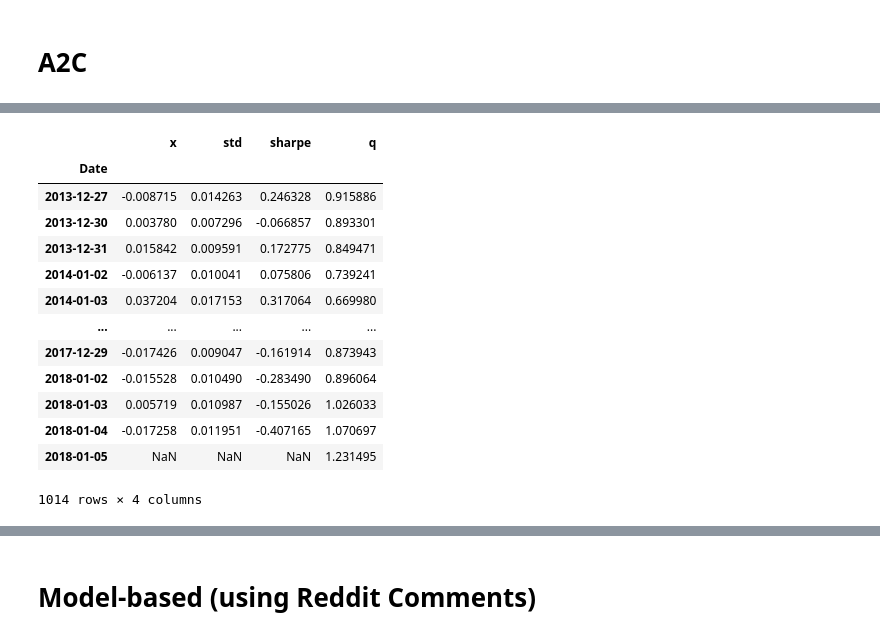
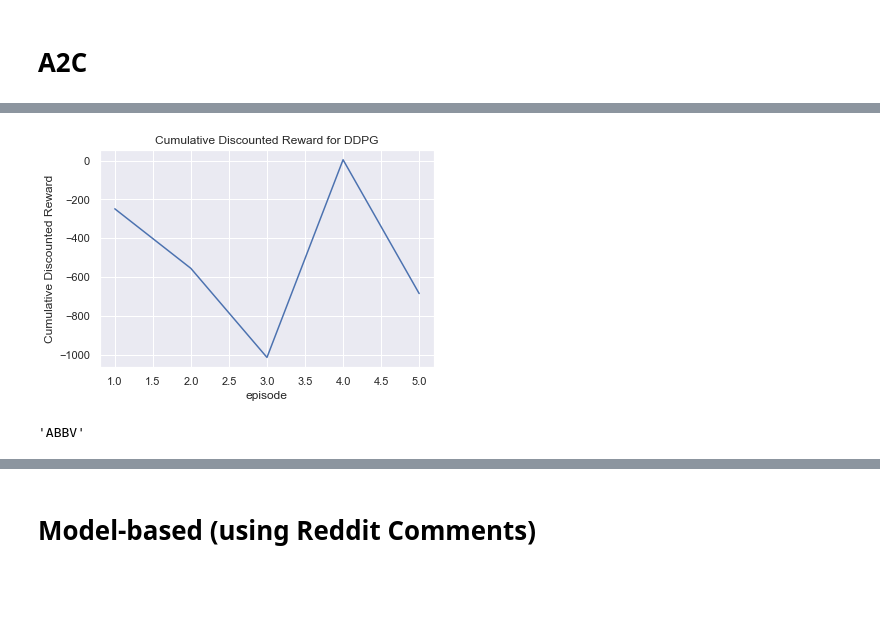
Before and after one commit to AaruranLog/rl-trading, a Jupyter notebook: agents.ipynb, the cells around one changed output, grey strips where cells are left out. Saved outputs shown, nothing was run; the diff lists cells and outputs as text; code cells hidden in the pictures; blank space fills up the shorter version.

```diff
--- a/agents.ipynb
+++ b/agents.ipynb
@@ -491,2 +478,0 @@ a2c_agent
-# %%
-tickers = a2c_agent.filtered_tickers
@@ -509,0 +486,36 @@ e.data[e.df_index:]
+# %%
+class DeterministicPolicyNetwork(nn.Module):
+    def __init__(self):
+        nn.Module.__init__(self)
+        self.l1 = nn.Linear(STATE_DIM, HIDDEN_LAYER)
+        self.l2 = nn.Linear(HIDDEN_LAYER, HIDDEN_LAYER)
+        self.l3 = nn.Linear(HIDDEN_LAYER, 1)
+
+    def forward(self, x):
+        """
+            returns the position (in [-1, 1])
+        """
+        assert not torch.isnan(x).any(), f"NaN in input {x}"
+        x = F.relu(self.l1(x))
+        x = F.relu(self.l2(x))
+        x = self.l3(x)
+        return torch.clamp(x, -1, 1)
+# %%
+class DeterministicQNetwork(nn.Module):
+    def __init__(self):
+        super().__init__()
+        self.l1_s = nn.Linear(STATE_DIM, HIDDEN_LAYER)
+        self.l1_p = nn.Linear(1, HIDDEN_LAYER)
+        self.l2 = nn.Linear(2 * HIDDEN_LAYER, 2 * HIDDEN_LAYER)
+        self.l3 = nn.Linear(2 * HIDDEN_LAYER, 1)
+
+    def forward(self, s, p):
+        """
+            maps (state, position) to a q-value
+        """
+        h1 = F.relu(self.l1_s(s))
+        h2 = F.relu(self.l1_p(p))
+        cat = torch.cat([h1, h2], dim=1)
+        q = F.relu(self.l2(cat))
+        q = self.l3(q)
+        return q
@@ -510,18 +587,13 @@ e.data[e.df_index:]
+# %%
+ddpg_agent = DDPG()
+ddpg_agent.train(num_tickers=len(ddpg_agent.filtered_tickers),
+                 num_episodes=len(ddpg_agent.filtered_tickers))
+# %%
+ddpg_agent.plot_cumulative_discounted_rewards()
+# %% [output]
+[figure, added]
 # %%
-e = TradingEnv('ABBV')
-e.data[e.df_initial_index-5:]
+e = ContinuousTradingEnv('ABBV')
+e.ticker
 # %% [output]
-|  | x | std | sharpe | q |
-| Date |  |  |  |  |
-| 2013-12-27 | -0.008715 | 0.014263 | 0.246328 | 0.915886 |
-| 2013-12-30 | 0.003780 | 0.007296 | -0.066857 | 0.893301 |
-| 2013-12-31 | 0.015842 | 0.009591 | 0.172775 | 0.849471 |
-| 2014-01-02 | -0.006137 | 0.010041 | 0.075806 | 0.739241 |
-| 2014-01-03 | 0.037204 | 0.017153 | 0.317064 | 0.669980 |
-| ... | ... | ... | ... | ... |
-| 2017-12-29 | -0.017426 | 0.009047 | -0.161914 | 0.873943 |
-| 2018-01-02 | -0.015528 | 0.010490 | -0.283490 | 0.896064 |
-| 2018-01-03 | 0.005719 | 0.010987 | -0.155026 | 1.026033 |
-| 2018-01-04 | -0.017258 | 0.011951 | -0.407165 | 1.070697 |
-| 2018-01-05 | NaN | NaN | NaN | 1.231495 |
-1014 rows × 4 columns
+'ABBV'
```
Also changed, not shown: parts of 22 cells of this notebook, 4 other files.
